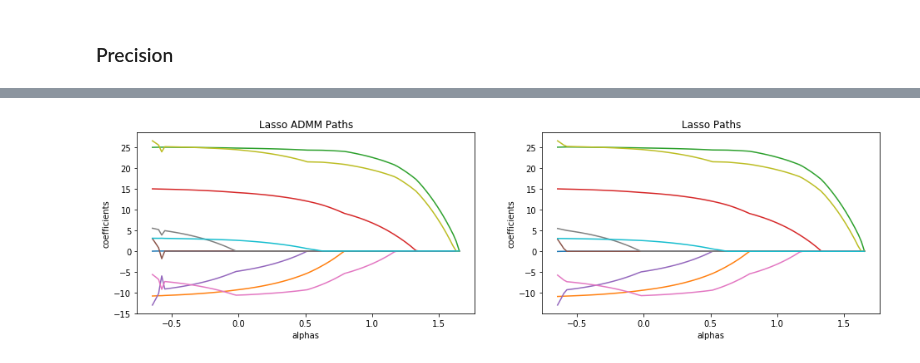
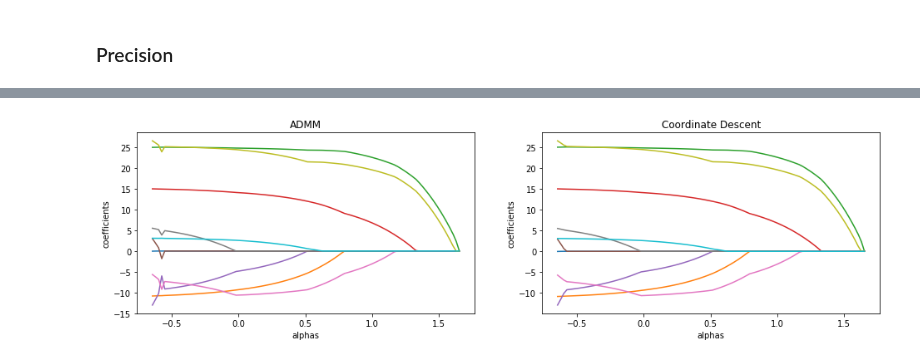
Before and after one commit to hacarus/spm-image, a Jupyter notebook: examples/lasso_admm.ipynb, the cells around one changed output, grey strips where cells are left out. Cells and saved outputs as stored; diff of their text form; code cells hidden in the pictures.

```diff
--- a/examples/lasso_admm.ipynb
+++ b/examples/lasso_admm.ipynb
@@ -138,0 +140,3 @@ alphas_lasso, coefs_lasso, _ = lasso_path(X=X, y=y, eps=eps)
+# %%
+%%time
+alphas_admm, coefs_admm, _ = admm_path(X, y, eps=eps)
@@ -138,0 +146,3 @@ alphas_lasso, coefs_lasso, _ = lasso_path(X=X, y=y, eps=eps)
+# %%
+%%time
+alphas_lasso, coefs_lasso, _ = lasso_path(X, y, eps=eps)
@@ -139,26 +152,26 @@ alphas_lasso, coefs_lasso, _ = lasso_path(X=X, y=y, eps=eps)
 # %%
 log_alphas_admm = np.log10(alphas_admm)
 log_alphas_lasso = np.log10(alphas_lasso)
 
 plt.figure(figsize=(16, 4))
 plt.subplot(1, 2, 1)
 for coefs_a, coefs_l in zip(coefs_admm, coefs_lasso):
     plt.plot(log_alphas_admm, coefs_a)
 
 plt.xlabel('alphas')
 plt.ylabel('coefficients')
-plt.title('Lasso ADMM Paths')
+plt.title('ADMM')
 plt.axis('tight')
 
 plt.subplot(1, 2, 2)
 for coefs_l in coefs_lasso:
     plt.plot(log_alphas_lasso, coefs_l)
 
 plt.xlabel('alphas')
 plt.ylabel('coefficients')
-plt.title('Lasso Paths')
+plt.title('Coordinate Descent')
 plt.axis('tight')
 
 plt.show()
 # %% [output]
-[figure, old version]
+[figure, new version]
```
Also changed, not shown: parts of 14 cells of this notebook, 2 other files.
